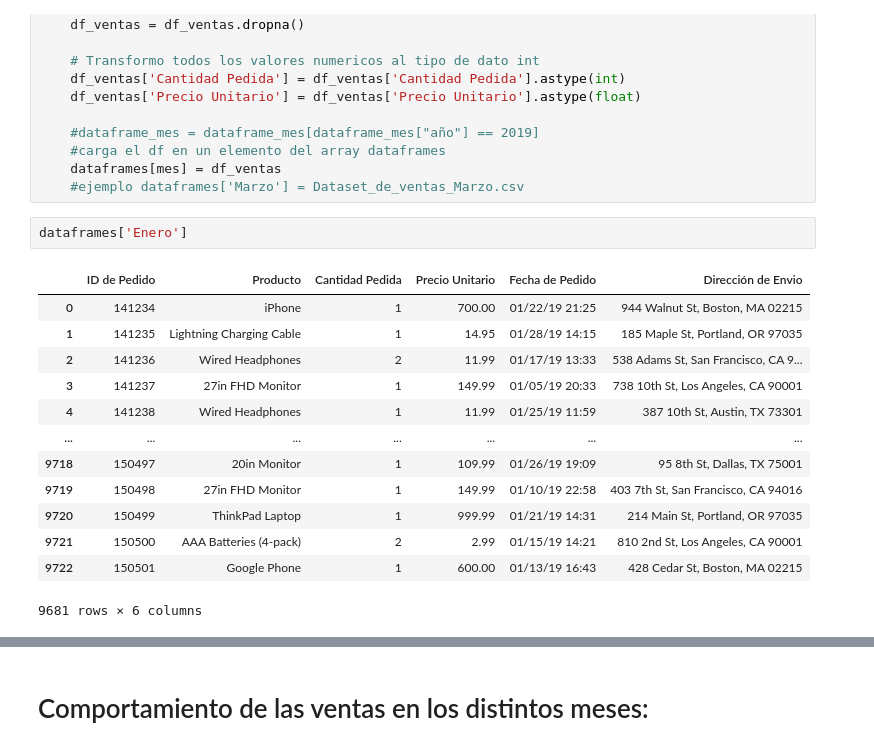
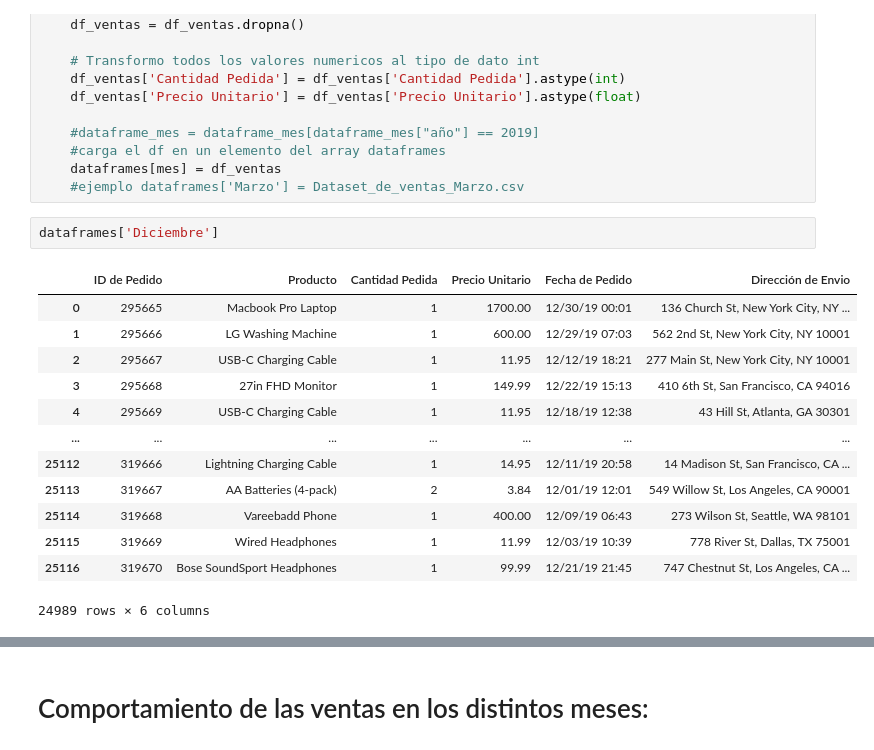
Before and after one commit to SOFT-cRONOS/BigData-Actividades, a Jupyter notebook: U3-Analisis de datos - TP 1/BD-TP1-VENTAS.ipynb, the cells around one changed output, grey strips where cells are left out. Cells and saved outputs as stored; diff of their text form.

```diff
--- a/U3-Analisis de datos - TP 1/BD-TP1-VENTAS.ipynb
+++ b/U3-Analisis de datos - TP 1/BD-TP1-VENTAS.ipynb
@@ -93,21 +93,21 @@ for archivo in archivos:
     dataframes[mes] = df_ventas
     #ejemplo dataframes['Marzo'] = Dataset_de_ventas_Marzo.csv
 # %%
-dataframes['Enero']
+dataframes['Diciembre']
 # %% [output]
 |  | ID de Pedido | Producto | Cantidad Pedida | Precio Unitario | Fecha de Pedido | Dirección de Envio |
-| 0 | 141234 | iPhone | 1 | 700.00 | 01/22/19 21:25 | 944 Walnut St, Boston, MA 02215 |
-| 1 | 141235 | Lightning Charging Cable | 1 | 14.95 | 01/28/19 14:15 | 185 Maple St, Portland, OR 97035 |
-| 2 | 141236 | Wired Headphones | 2 | 11.99 | 01/17/19 13:33 | 538 Adams St, San Francisco, CA 9... |
-| 3 | 141237 | 27in FHD Monitor | 1 | 149.99 | 01/05/19 20:33 | 738 10th St, Los Angeles, CA 90001 |
-| 4 | 141238 | Wired Headphones | 1 | 11.99 | 01/25/19 11:59 | 387 10th St, Austin, TX 73301 |
+| 0 | 295665 | Macbook Pro Laptop | 1 | 1700.00 | 12/30/19 00:01 | 136 Church St, New York City, NY ... |
+| 1 | 295666 | LG Washing Machine | 1 | 600.00 | 12/29/19 07:03 | 562 2nd St, New York City, NY 10001 |
+| 2 | 295667 | USB-C Charging Cable | 1 | 11.95 | 12/12/19 18:21 | 277 Main St, New York City, NY 10001 |
+| 3 | 295668 | 27in FHD Monitor | 1 | 149.99 | 12/22/19 15:13 | 410 6th St, San Francisco, CA 94016 |
+| 4 | 295669 | USB-C Charging Cable | 1 | 11.95 | 12/18/19 12:38 | 43 Hill St, Atlanta, GA 30301 |
 | ... | ... | ... | ... | ... | ... | ... |
-| 9718 | 150497 | 20in Monitor | 1 | 109.99 | 01/26/19 19:09 | 95 8th St, Dallas, TX 75001 |
-| 9719 | 150498 | 27in FHD Monitor | 1 | 149.99 | 01/10/19 22:58 | 403 7th St, San Francisco, CA 94016 |
-| 9720 | 150499 | ThinkPad Laptop | 1 | 999.99 | 01/21/19 14:31 | 214 Main St, Portland, OR 97035 |
-| 9721 | 150500 | AAA Batteries (4-pack) | 2 | 2.99 | 01/15/19 14:21 | 810 2nd St, Los Angeles, CA 90001 |
-| 9722 | 150501 | Google Phone | 1 | 600.00 | 01/13/19 16:43 | 428 Cedar St, Boston, MA 02215 |
+| 25112 | 319666 | Lightning Charging Cable | 1 | 14.95 | 12/11/19 20:58 | 14 Madison St, San Francisco, CA ... |
+| 25113 | 319667 | AA Batteries (4-pack) | 2 | 3.84 | 12/01/19 12:01 | 549 Willow St, Los Angeles, CA 90001 |
+| 25114 | 319668 | Vareebadd Phone | 1 | 400.00 | 12/09/19 06:43 | 273 Wilson St, Seattle, WA 98101 |
+| 25115 | 319669 | Wired Headphones | 1 | 11.99 | 12/03/19 10:39 | 778 River St, Dallas, TX 75001 |
+| 25116 | 319670 | Bose SoundSport Headphones | 1 | 99.99 | 12/21/19 21:45 | 747 Chestnut St, Los Angeles, CA ... |
-9681 rows × 6 columns
+24989 rows × 6 columns
 # %%
 #array con dias de la semana y def para fraccionar datos
 dias_semana = ["Lunes", "Martes", "Miércoles", "Jueves", "Viernes", "Sábado", "Domingo"]
```
Also changed, not shown: parts of 6 cells of this notebook.
